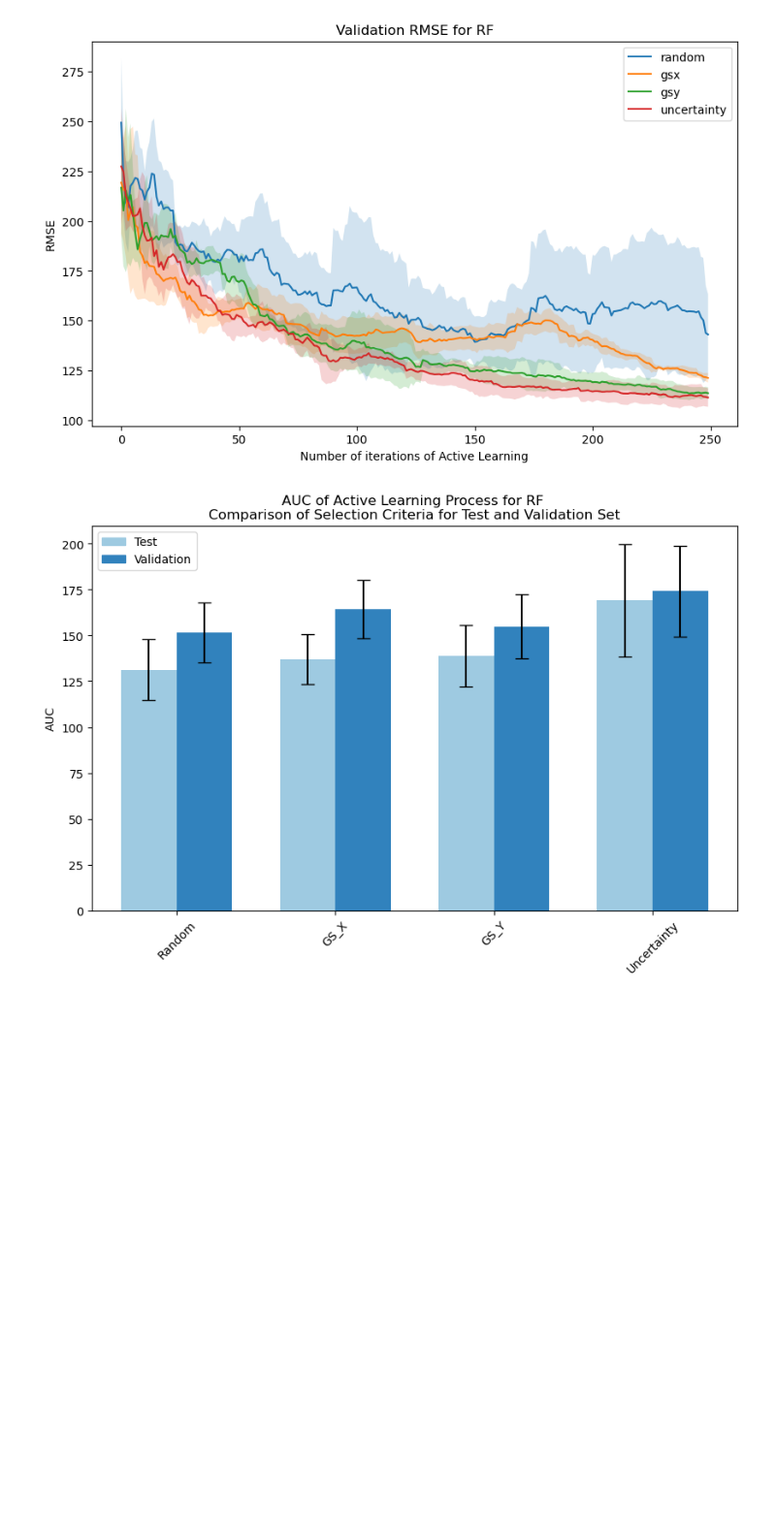
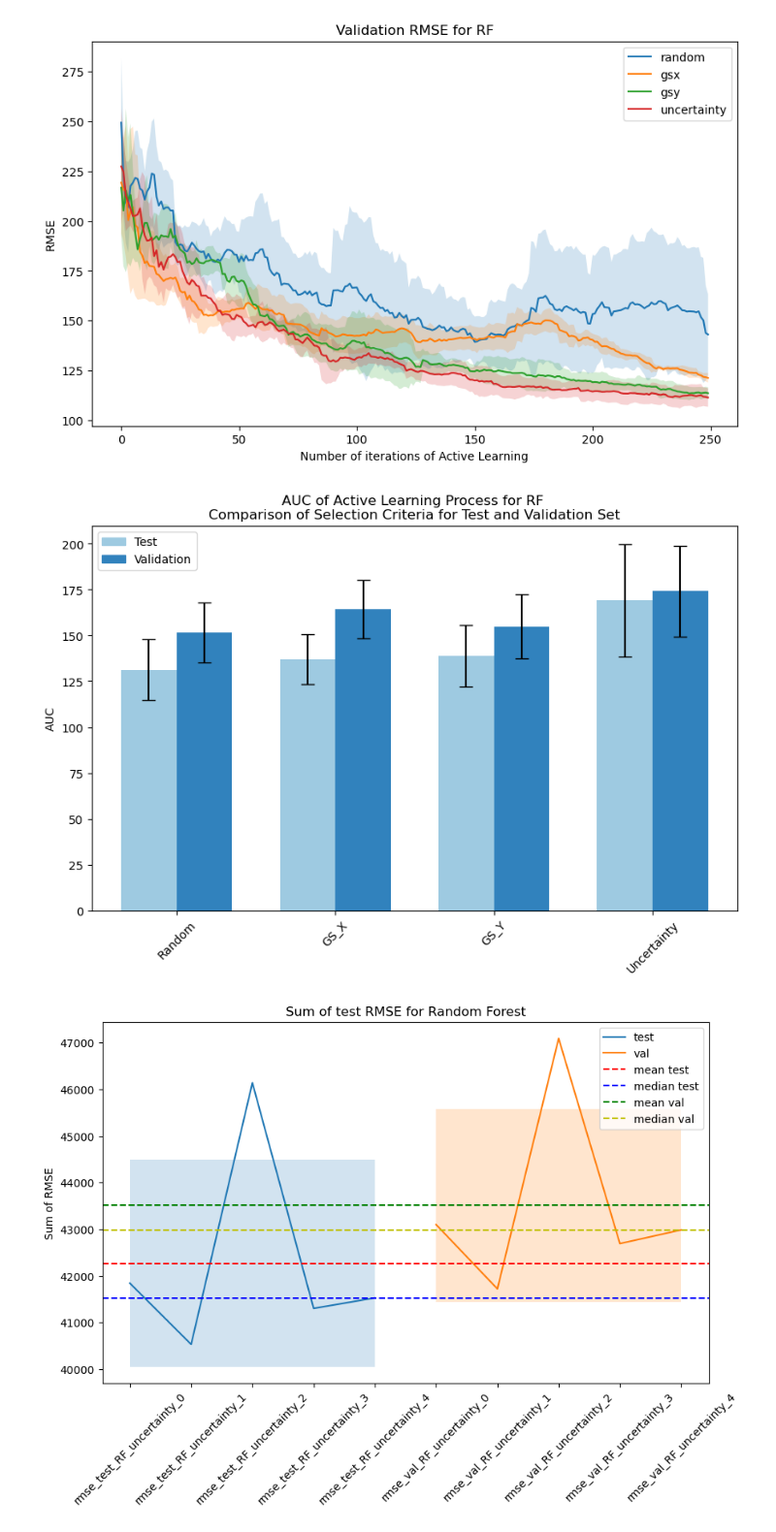
Before and after one commit to thegitrogmonster/Zamberger_thesis_AL2024, a Jupyter notebook: 04_Active_Learning/04_al_results_visualization.ipynb, the cells around one changed output. Shown at 97% size. Saved outputs shown, nothing was run; the diff lists cells and outputs as text; code cells hidden in the pictures; blank space fills up the shorter version.

Commit message:
cleanup and extension of the rf results

```diff
--- a/04_Active_Learning/04_al_results_visualization.ipynb
+++ b/04_Active_Learning/04_al_results_visualization.ipynb
@@ -86,16 +219,18 @@ def load_data(filename):
 # %%
 # Import
+
+TABLES_PATH = RESULTS_PATH + "al_result_tables/"
 # load the data
 filename_krr = "al_results_KernelRidge'>.csv"
 
-data_krr = load_data(filename_krr)
+data_krr = load_data(filename_krr, TABLES_PATH)
 
 # rename the columns for better readability
 for col in data_krr.columns:
     # rename the columns
-    data_krr.rename(columns={col: col.replace('KernelRidge\'>', 'KRR')}, inplace=True)
+    data_krr.rename(columns={col: col.replace("KernelRidge'>", "KRR")}, inplace=True)
 
-data_krr.drop(columns=['Unnamed: 0'], inplace=True)
+data_krr.drop(columns=["Unnamed: 0"], inplace=True)
 data_krr.head()
 # %% [output]
 |  | rmse_test_KRR_random_0 | rmse_val_KRR_random_0 | sample_sel_KRR_random_0 | rmse_full_KRR_random_0 | ... |
@@ -133,14 +268,16 @@ data_pls.head()
 # load the data
 filename_rf = "al_results_RandomForestRegressor'>.csv"
 
-data_rf = load_data(filename_rf)
+data_rf = load_data(filename_rf, TABLES_PATH)
 
 # rename the columns for better readability
 for col in data_rf.columns:
     # rename the columns
-    data_rf.rename(columns={col: col.replace('RandomForestRegressor\'>', 'RF')}, inplace=True)
+    data_rf.rename(
+        columns={col: col.replace("RandomForestRegressor'>", "RF")}, inplace=True
+    )
 
-data_rf.drop(columns=['Unnamed: 0'], inplace=True)
+data_rf.drop(columns=["Unnamed: 0"], inplace=True)
 data_rf.head()
 # %% [output]
 |  | rmse_test_RF_random_0 | rmse_val_RF_random_0 | sample_sel_RF_random_0 | rmse_full_RF_random_0 | ... |
@@ -662,3 +751,64 @@ report_al_results(data_rf, model_name = "RF", filepath = filepath)
 [figure]
 [figure]
 [figure]
+# %%
+# calculate the sum of each column in the dataframe
+
+# filter the rmse_test columns
+test_col = data_rf.filter(regex="rmse_test")
+val_col = data_rf.filter(regex="rmse_val")
+# calculate the sum of the rmse_test columns for uncertainty
+test_col_uncertainty = test_col.filter(regex="uncertainty")
+val_col_uncertainty = val_col.filter(regex="uncertainty")
+
+# calculate the sum of the rmse_test columns for uncertainty
+test_sum = test_col_uncertainty.sum(axis=0)
+val_sum = val_col_uncertainty.sum(axis=0)
+# test_col_uncertainty.sum(axis=0), val_col_uncertainty.sum(axis=0)
+
+mean_test_sum = test_sum.mean()
+mean_val_sum = val_sum.mean()
+std_test_sum = test_sum.std()
+std_val_sum = val_sum.std()
+median_test_sum = test_sum.median()
+median_val_sum = val_sum.median()
+
+# plot the mean and median of the respective columns
+fig, ax = plt.subplots(1, 1, figsize=(10, 6))
+ax.plot(test_sum.index, test_sum, label="test")
+ax.plot(val_sum.index, val_sum, label="val")
+ax.axhline(mean_test_sum, color="r", linestyle="--", label="mean test")
+ax.axhline(median_test_sum, color="b", linestyle="--", label="median test")
+
+ax.axhline(mean_val_sum, color="g", linestyle="--", label="mean val")
+ax.axhline(median_val_sum, color="y", linestyle="--", label="median val")
+
+ax.fill_between(
+    test_sum.index,
+    mean_test_sum - std_test_sum,
+    mean_test_sum + std_test_sum,
+    alpha=0.2,
+)
+ax.fill_between(
+    val_sum.index,
+    mean_val_sum - std_val_sum,
+    mean_val_sum + std_val_sum,
+    alpha=0.2,
+)
+
+#ax.axhline(mean_val_sum, color="g", linestyle="--", label="mean val")
+# ax.fill_between(
+#     val_sum.index,
+#     mean_val_sum - std_val_sum,
+#     mean_val_sum + std_val_sum,
+#     alpha=0.2,
+# )
+ax.set_title("Sum of test RMSE for Random Forest")
+ax.set_ylabel("Sum of RMSE")
+ax.legend()
+
+#rotate the label of the x-axis
+plt.xticks(rotation=45)
+plt.show()
+# %% [output]
+[figure, added]
```
Also changed, not shown: parts of 31 cells of this notebook.
